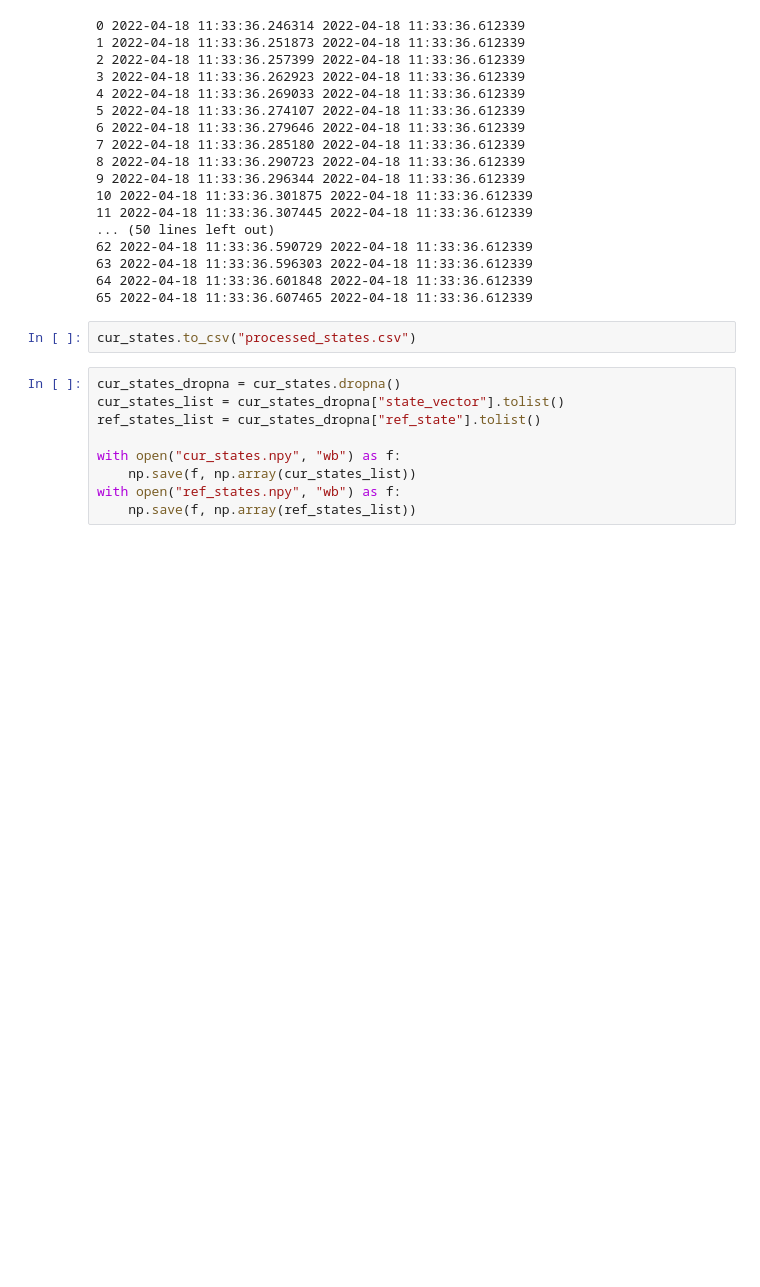
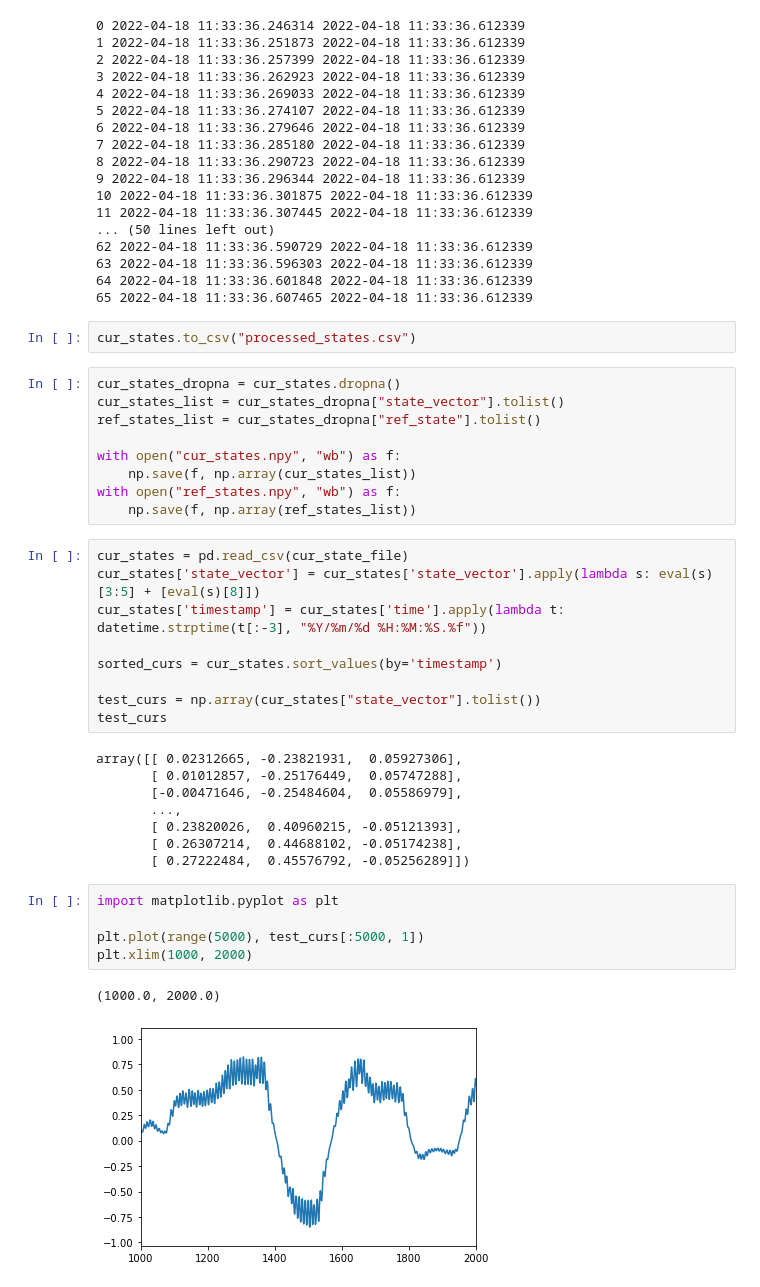
Before and after one commit to ziiiliu/Dissertation_sim2real, a Jupyter notebook: data_processing/preprocessing.ipynb, the cells around one changed output. Drawn from its saved outputs; the diff is of its cells as text; blank space fills up the shorter version.

```diff
--- a/data_processing/preprocessing.ipynb
+++ b/data_processing/preprocessing.ipynb
@@ -73,3 +75,28 @@ with open("cur_states.npy", "wb") as f:
     np.save(f, np.array(cur_states_list))
 with open("ref_states.npy", "wb") as f:
     np.save(f, np.array(ref_states_list))
+# %%
+cur_states = pd.read_csv(cur_state_file)
+cur_states['state_vector'] = cur_states['state_vector'].apply(lambda s: eval(s)[3:5] + [eval(s)[8]])
+cur_states['timestamp'] = cur_states['time'].apply(lambda t: datetime.strptime(t[:-3], "%Y/%m/%d %H:%M:%S.%f"))
+
+sorted_curs = cur_states.sort_values(by='timestamp')
+
+test_curs = np.array(cur_states["state_vector"].tolist())
+test_curs
+# %% [output]
+array([[ 0.02312665, -0.23821931,  0.05927306],
+       [ 0.01012857, -0.25176449,  0.05747288],
+       [-0.00471646, -0.25484604,  0.05586979],
+       ...,
+       [ 0.23820026,  0.40960215, -0.05121393],
+       [ 0.26307214,  0.44688102, -0.05174238],
+       [ 0.27222484,  0.45576792, -0.05256289]])
+# %%
+import matplotlib.pyplot as plt
+
+plt.plot(range(5000), test_curs[:5000, 1])
+plt.xlim(1000, 2000)
+# %% [output]
+(1000.0, 2000.0)
+[figure, added]
```
Also changed, not shown: parts of 7 cells of this notebook.
